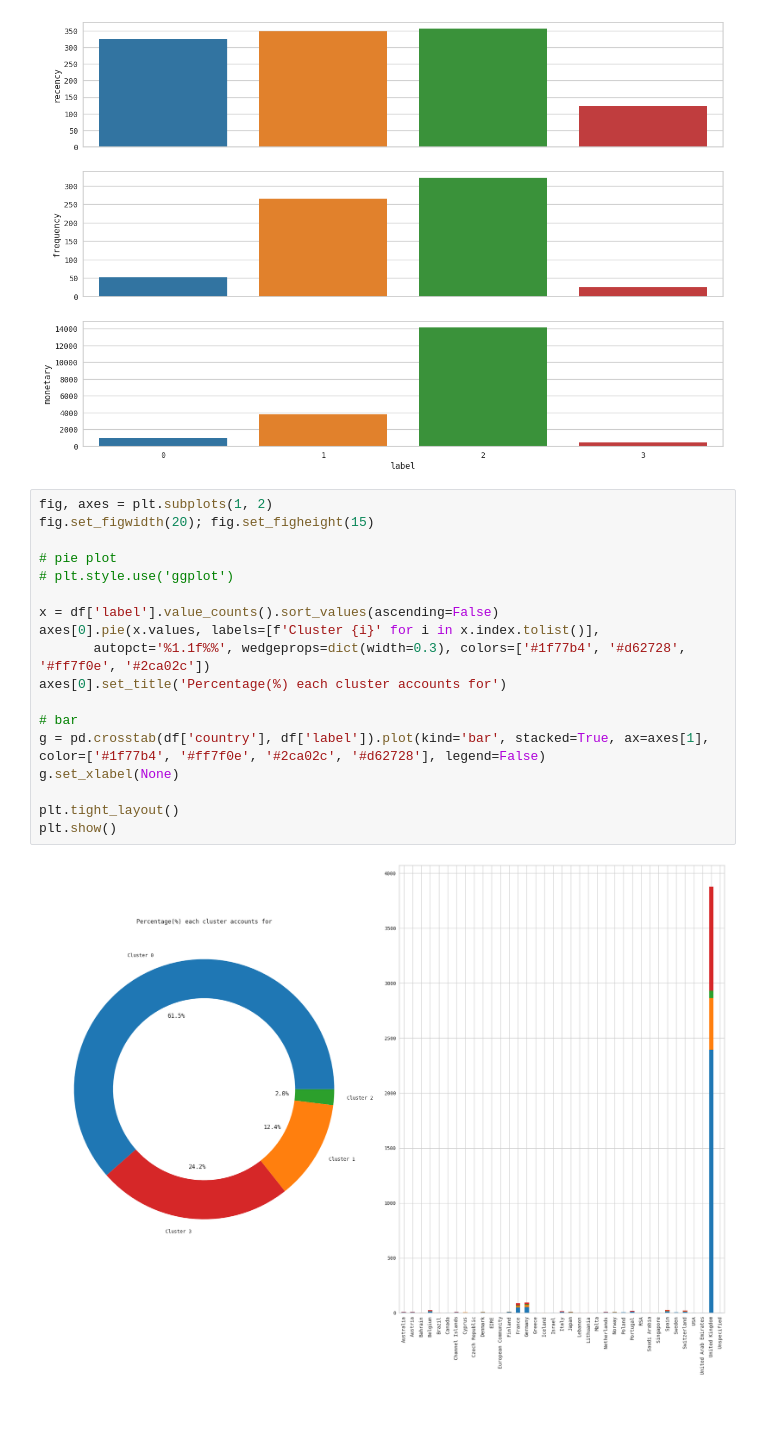
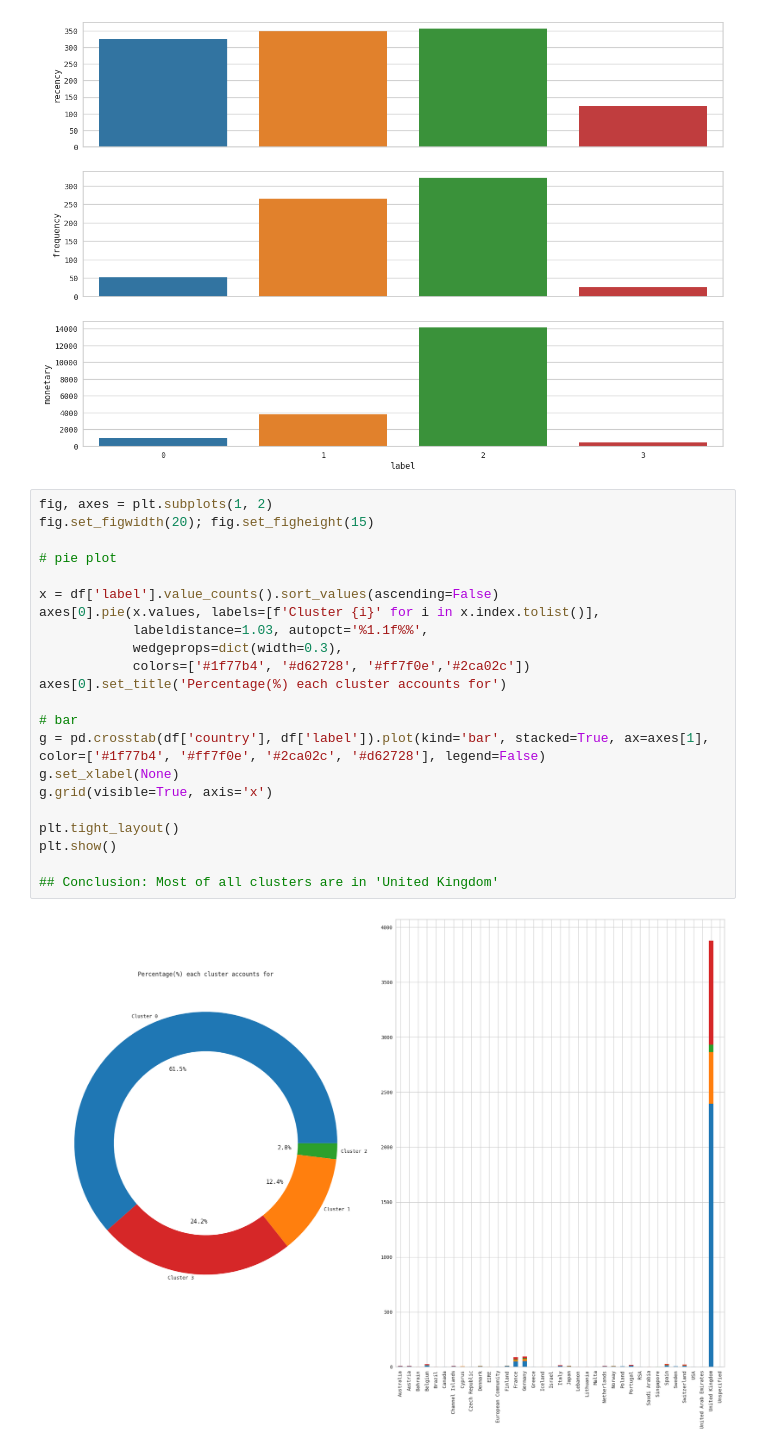
Before and after one commit to hyugai/ML-Clustering-CustomersSegmentation_OnlineRetail, a Jupyter notebook: notebooks/model_testing.ipynb, the cells around one changed output. Drawn from its saved outputs; the diff is of its cells as text; blank space fills up the shorter version.

```diff
--- a/notebooks/model_testing.ipynb
+++ b/notebooks/model_testing.ipynb
@@ -90,20 +90,24 @@ for i, name in enumerate(num_cols):
 # %%
 fig, axes = plt.subplots(1, 2)
 fig.set_figwidth(20); fig.set_figheight(15)
 
 # pie plot
-# plt.style.use('ggplot')
 
 x = df['label'].value_counts().sort_values(ascending=False)
 axes[0].pie(x.values, labels=[f'Cluster {i}' for i in x.index.tolist()],
-       autopct='%1.1f%%', wedgeprops=dict(width=0.3), colors=['#1f77b4', '#d62728', '#ff7f0e', '#2ca02c'])
+            labeldistance=1.03, autopct='%1.1f%%',
+            wedgeprops=dict(width=0.3),
+            colors=['#1f77b4', '#d62728', '#ff7f0e','#2ca02c'])
 axes[0].set_title('Percentage(%) each cluster accounts for')
 
 # bar
 g = pd.crosstab(df['country'], df['label']).plot(kind='bar', stacked=True, ax=axes[1], color=['#1f77b4', '#ff7f0e', '#2ca02c', '#d62728'], legend=False)
 g.set_xlabel(None)
+g.grid(visible=True, axis='x')
 
 plt.tight_layout()
 plt.show()
+
+## Conclusion: Most of all clusters are in 'United Kingdom'
 # %% [output]
-[figure, old version]
+[figure, new version]
```
